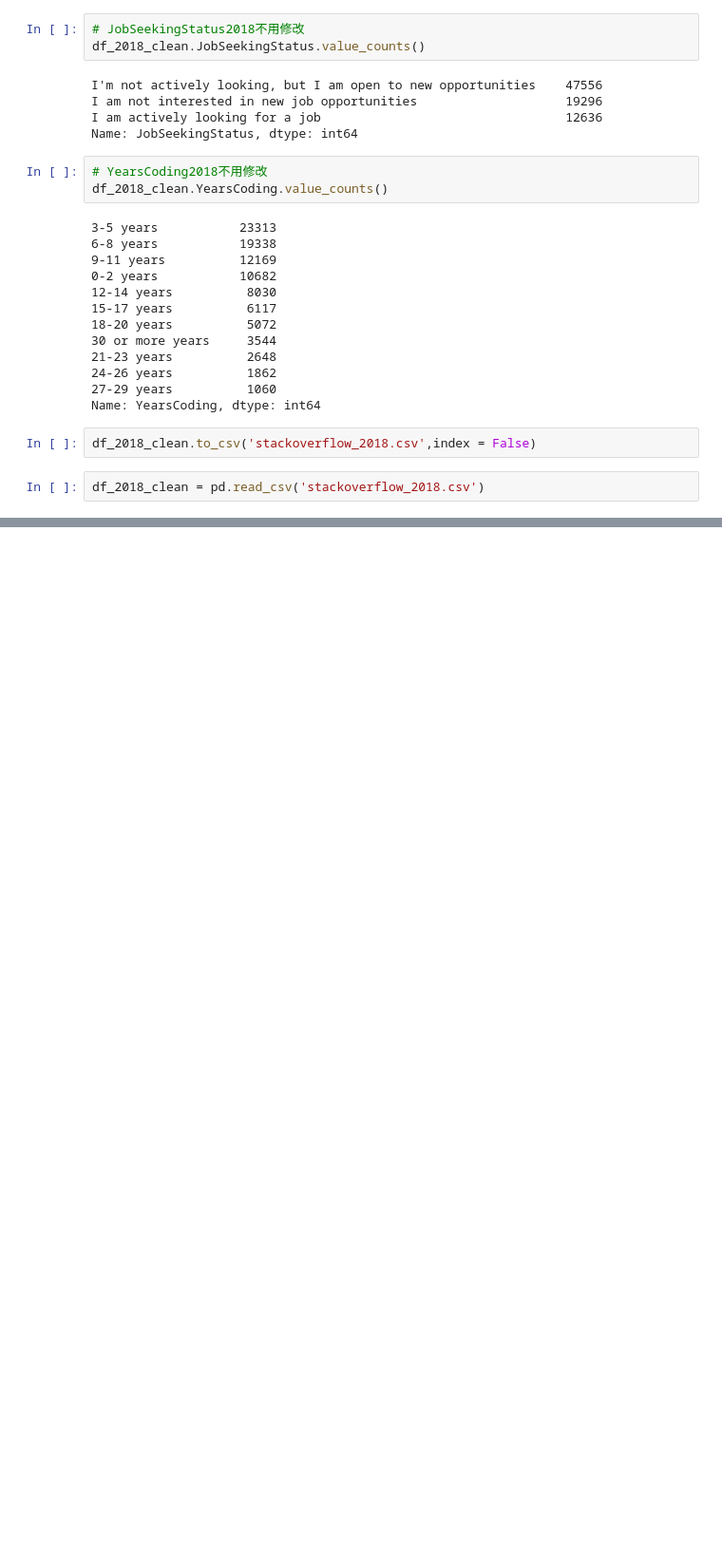
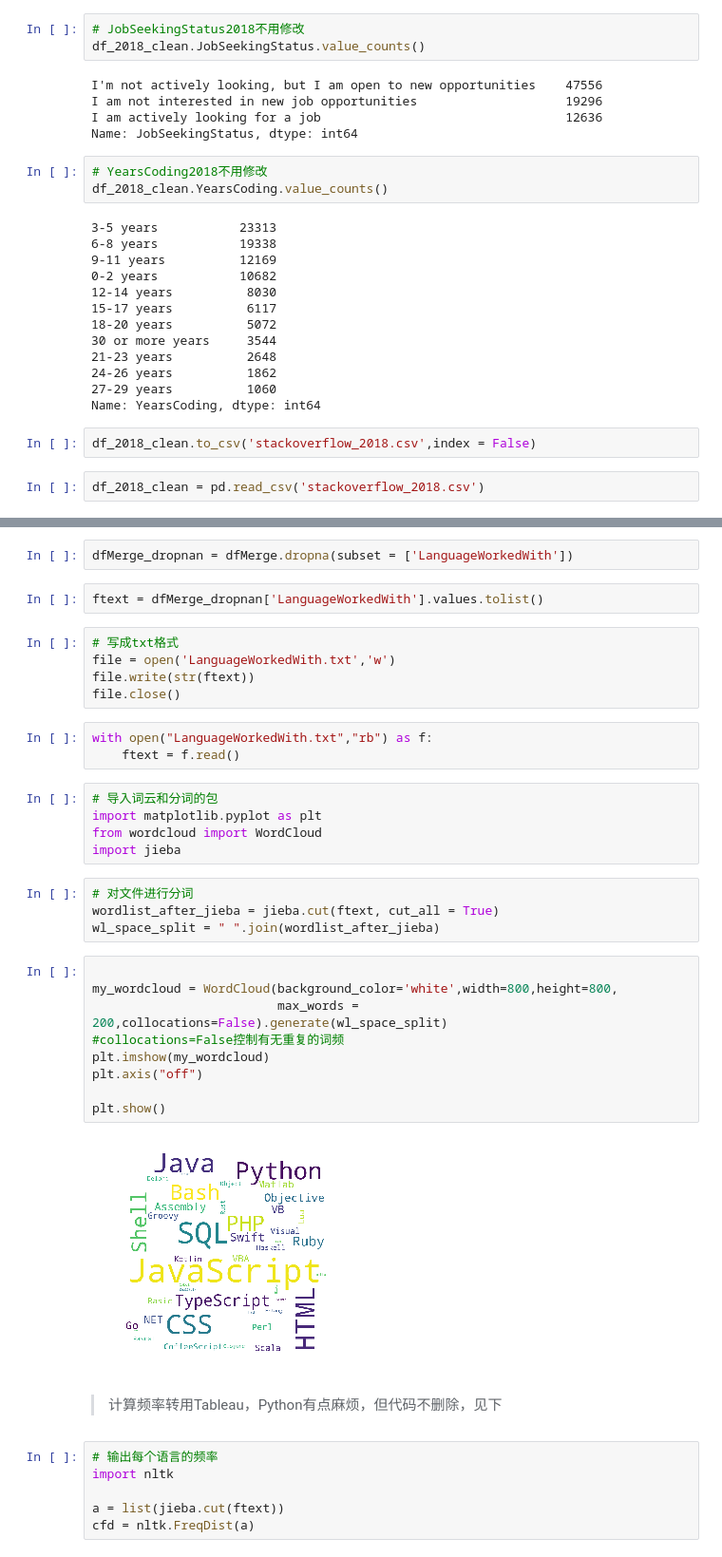
Before and after one commit to ZenRay/StackOverflowReport, a Jupyter notebook: preprocess/Overflow_2018.ipynb, the cells around one changed output, grey strips where cells are left out. Shown at 95% size. Saved outputs shown, nothing was run; the diff lists cells and outputs as text; blank space fills up the shorter version.

```diff
--- a/preprocess/Overflow_2018.ipynb
+++ b/preprocess/Overflow_2018.ipynb
@@ -1206,0 +614,40 @@ df_2018_clean = pd.read_csv('stackoverflow_2018.csv')
+# %%
+dfMerge_dropnan = dfMerge.dropna(subset = ['LanguageWorkedWith'])
+# %%
+ftext = dfMerge_dropnan['LanguageWorkedWith'].values.tolist()
+# %%
+# 写成txt格式
+file = open('LanguageWorkedWith.txt','w')
+file.write(str(ftext))
+file.close()
+# %%
+with open("LanguageWorkedWith.txt","rb") as f:
+    ftext = f.read()
+# %%
+# 导入词云和分词的包
+import matplotlib.pyplot as plt
+from wordcloud import WordCloud
+import jieba
+# %%
+# 对文件进行分词
+wordlist_after_jieba = jieba.cut(ftext, cut_all = True)
+wl_space_split = " ".join(wordlist_after_jieba)
+# %%
+
+my_wordcloud = WordCloud(background_color='white',width=800,height=800,
+                         max_words = 200,collocations=False).generate(wl_space_split)
+#collocations=False控制有无重复的词频
+plt.imshow(my_wordcloud)
+plt.axis("off")
+
+plt.show()
+# %% [output]
+[figure, added]
+# %% [markdown]
+> 计算频率转用Tableau，Python有点麻烦，但代码不删除，见下
+# %%
+# 输出每个语言的频率
+import nltk
+
+a = list(jieba.cut(ftext))
+cfd = nltk.FreqDist(a)
```
Also changed, not shown: parts of 113 cells of this notebook.
